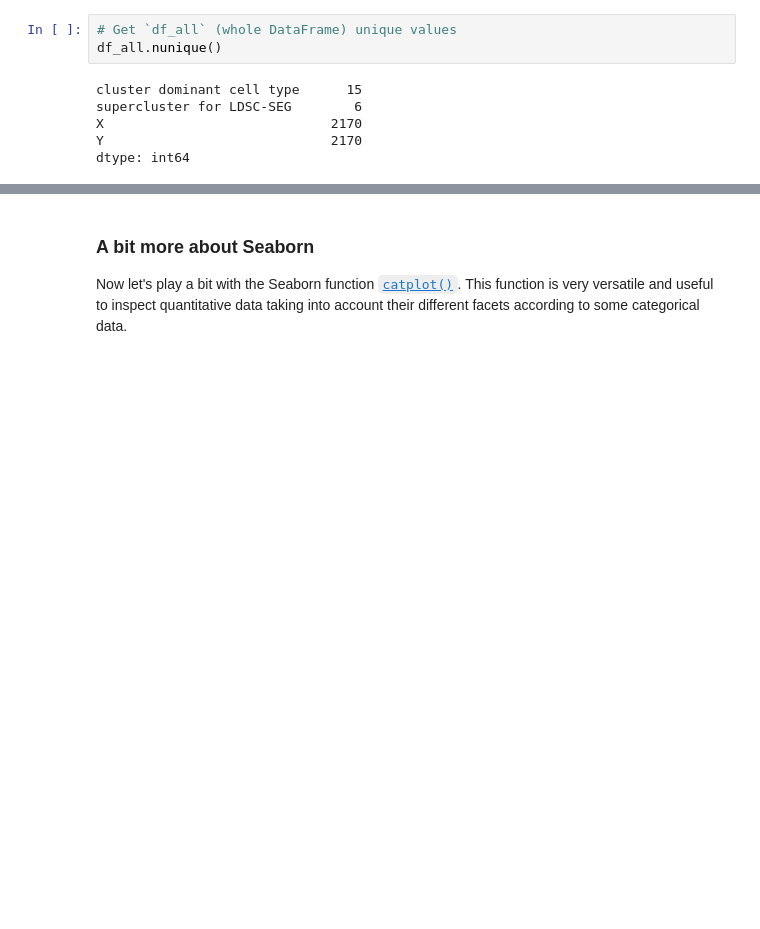
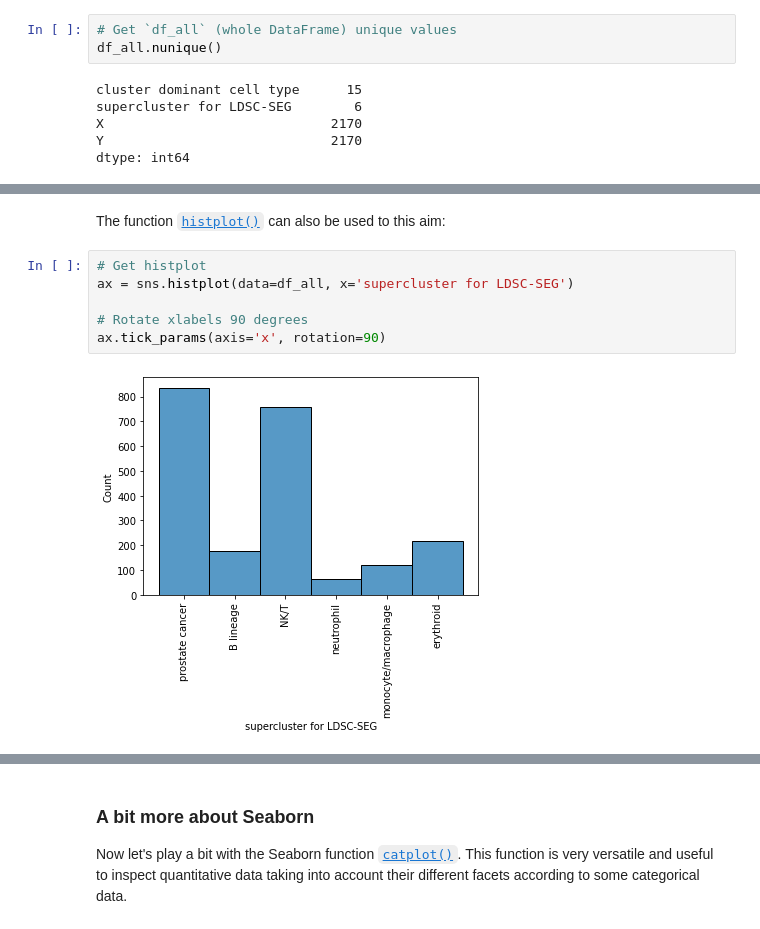
Before and after one commit to sarahroyle/MMRES-python-bootcamp2022, a Jupyter notebook: 06_Seaborn.ipynb, the cells around one changed output, grey strips where cells are left out. Cells and saved outputs as stored; diff of their text form; blank space fills up the shorter version.

```diff
--- a/06_Seaborn.ipynb
+++ b/06_Seaborn.ipynb
@@ -324,0 +352,10 @@ dtype: int64
+# %% [markdown]
+The function [`histplot()`](https://seaborn.pydata.org/generated/seaborn.histplot.html) can also be used to this aim:
+# %%
+# Get histplot
+ax = sns.histplot(data=df_all, x='supercluster for LDSC-SEG')
+
+# Rotate xlabels 90 degrees
+ax.tick_params(axis='x', rotation=90)
+# %% [output]
+[figure, added]
```
Also changed, not shown: parts of 52 cells of this notebook.
